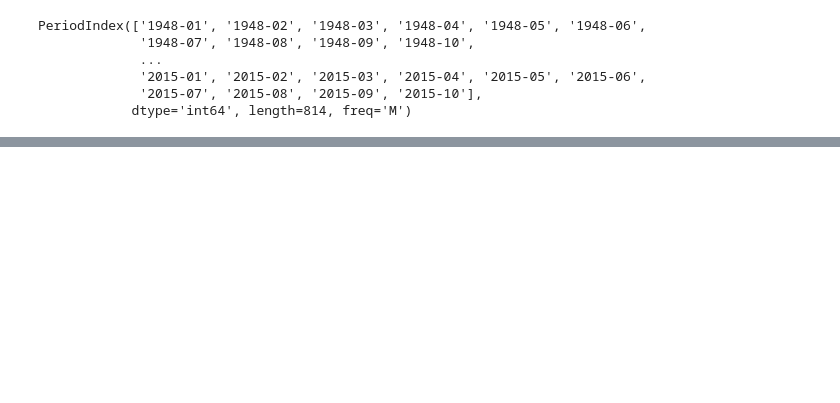
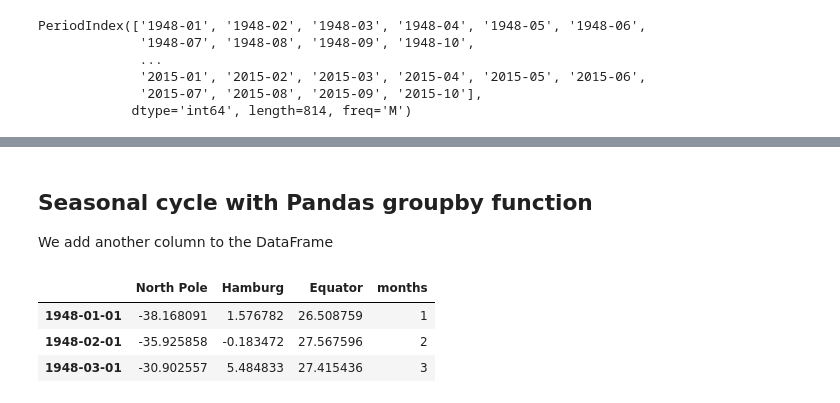
Before and after one commit to LarsKaleschke/Python-Course, a Jupyter notebook: num2date.ipynb, the cells around one changed output, grey strips where cells are left out. Saved outputs shown, nothing was run; the diff lists cells and outputs as text; code cells hidden in the pictures; blank space fills up the shorter version.

```diff
--- a/num2date.ipynb
+++ b/num2date.ipynb
@@ -72,0 +102,12 @@ PeriodIndex(['1948-01', '1948-02', '1948-03', '1948-04', '1948-05', '1948-06',
+# %% [markdown]
+## Seasonal cycle with Pandas groupby function
+
+We add another column to the DataFrame
+# %%
+DF['months']=periods.month
+DF.head(3)
+# %% [output]
+|  | North Pole | Hamburg | Equator | months |
+| 1948-01-01 | -38.168091 | 1.576782 | 26.508759 | 1 |
+| 1948-02-01 | -35.925858 | -0.183472 | 27.567596 | 2 |
+| 1948-03-01 | -30.902557 | 5.484833 | 27.415436 | 3 |
```
Also changed, not shown: parts of 19 cells of this notebook.
